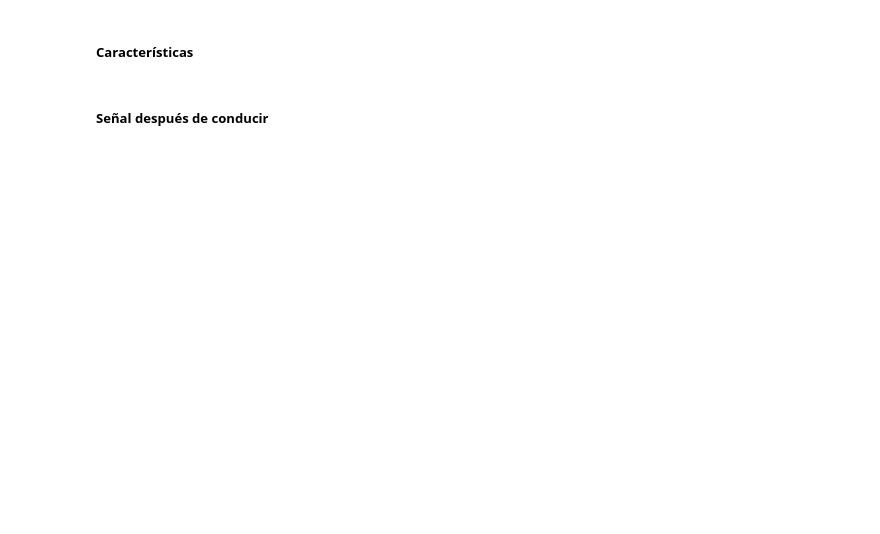
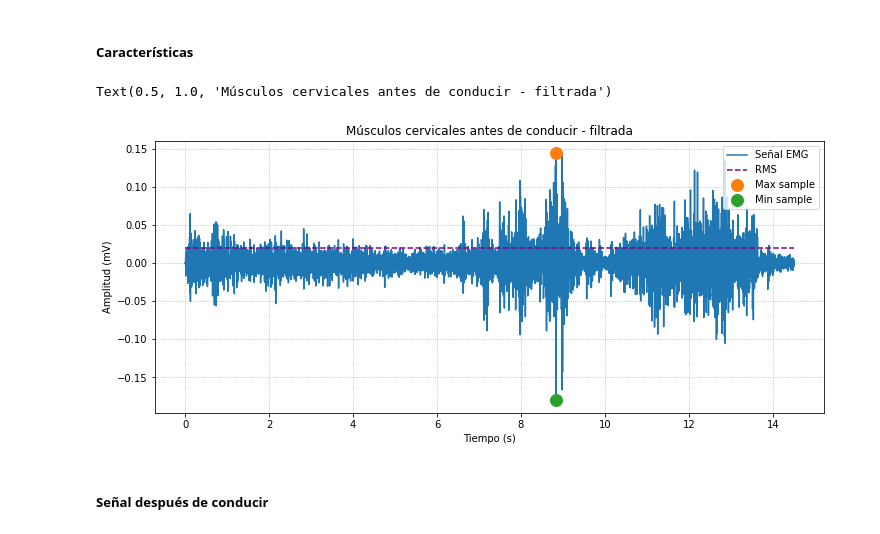
Before and after one commit to fruizg/Introduccion_de_senales, a Jupyter notebook: Software/Procesamiento_Senales/ProcesamientoCervicales.ipynb, the cells around one changed output. Drawn from its saved outputs; the diff is of its cells as text; code cells hidden in the pictures; blank space fills up the shorter version.

Commit message:
Archivos csv y caracteristicas

```diff
--- a/Software/Procesamiento_Senales/ProcesamientoCervicales.ipynb
+++ b/Software/Procesamiento_Senales/ProcesamientoCervicales.ipynb
@@ -110,6 +108,36 @@ plt.show()
 # %%
 Caracteristicas_Inicial = {}
 Caracteristicas_Inicial = bsnb.emg_parameters(Cervical_InicialFilter, Fs, raw_to_mv=False)
+# %%
+
+rms = sqrt(sum(Cervical_InicialFilter * Cervical_InicialFilter) / len(Cervical_InicialFilter))
+# Maximum
+max_sample_value = max(Cervical_InicialFilter)
+pos = argmax(Cervical_InicialFilter)
+# Minimum
+min_sample_value = min(Cervical_InicialFilter)
+posmin = np.argmin(Cervical_InicialFilter)
+# Average and Standard Deviation
+avg_sample_value = average(Cervical_InicialFilter)
+std_sample_value = std(Cervical_InicialFilter)
+Amplitud = max_sample_value - min_sample_value
+Caracteristicas_Inicial["Amplitud"] = Amplitud
+
+
+#Ploteo de característias
+plt.figure(figsize=(12,5))
+plt.plot(Time1,Cervical_InicialFilter)
+plt.plot([0, Time1[-1]] , [rms, rms], color='purple', linestyle='dashed')#coordenadas x1,x2 - y1,y2
+plt.plot(Time1[pos],max_sample_value,'o',ms=12)
+plt.plot(Time1[posmin],min_sample_value,'o',ms=12)
+plt.grid(linestyle=":")
+plt.xlabel("Tiempo (s)")
+plt.ylabel("Amplitud (mV)")
+plt.legend(["Señal EMG", "RMS","Max sample","Min sample"], loc ="upper right")
+plt.title("Músculos cervicales antes de conducir - filtrada")    # graficamos la señal
+# %% [output]
+Text(0.5, 1.0, 'Músculos cervicales antes de conducir - filtrada')
+[figure, added]
 # %% [markdown]
 ##### Señal después de conducir
 # %%
```
Also changed, not shown: parts of 12 cells of this notebook, 13 other files.
